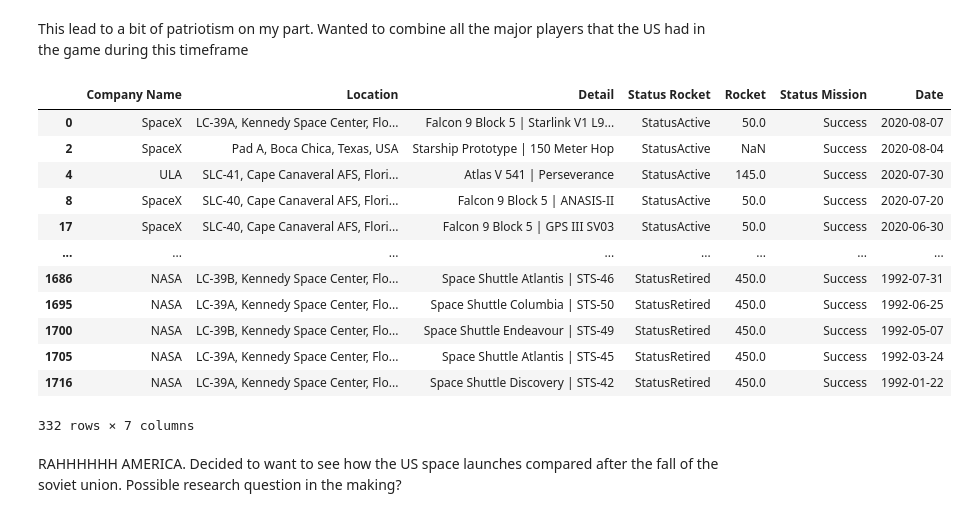
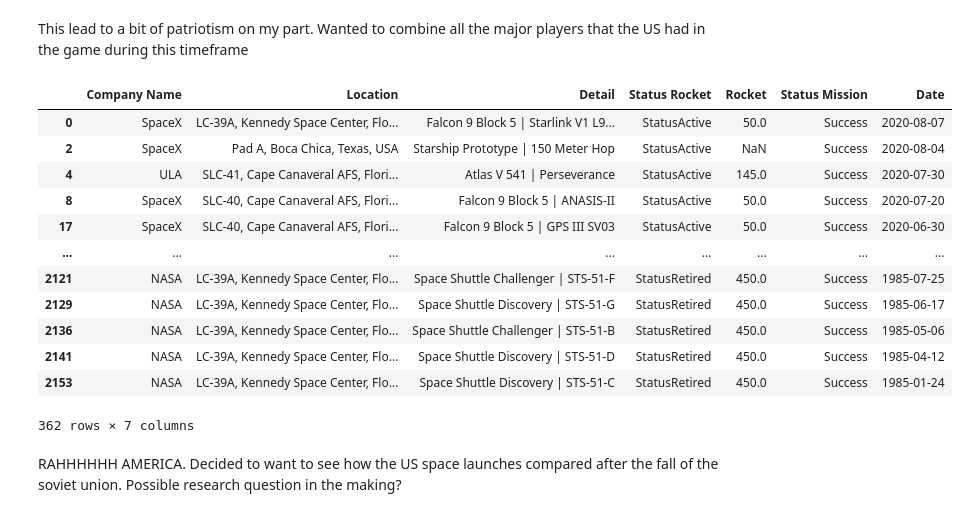
Before and after one commit to ghodgin/space-launch, a Jupyter notebook: launch-exploratory.ipynb, the cells around one changed output. Cells and saved outputs as stored; diff of their text form; code cells hidden in the pictures.

```diff
--- a/launch-exploratory.ipynb
+++ b/launch-exploratory.ipynb
@@ -136,24 +138,24 @@ combined_nasa_spacex
 # %% [markdown]
 This lead to a bit of patriotism on my part. Wanted to combine all the major players that the US had in the game during this timeframe
 # %%
-cutoff_date = pd.to_datetime('1991-12-26') ## Fall of the Soviet Union date
+cutoff_date = pd.to_datetime('1985-01-01') ## Fall of the Soviet Union date
 
 america_rahh_df = combined_nasa_spacex[combined_nasa_spacex['Date'] > cutoff_date]
 america_rahh_df
 # %% [output]
 |  | Company Name | Location | Detail | Status Rocket | Rocket | Status Mission | Date |
 | 0 | SpaceX | LC-39A, Kennedy Space Center, Flo... | Falcon 9 Block 5 | Starlink V1 L9... | StatusActive | 50.0 | Success | 2020-08-07 |
 | 2 | SpaceX | Pad A, Boca Chica, Texas, USA | Starship Prototype | 150 Meter Hop | StatusActive | NaN | Success | 2020-08-04 |
 | 4 | ULA | SLC-41, Cape Canaveral AFS, Flori... | Atlas V 541 | Perseverance | StatusActive | 145.0 | Success | 2020-07-30 |
 | 8 | SpaceX | SLC-40, Cape Canaveral AFS, Flori... | Falcon 9 Block 5 | ANASIS-II | StatusActive | 50.0 | Success | 2020-07-20 |
 | 17 | SpaceX | SLC-40, Cape Canaveral AFS, Flori... | Falcon 9 Block 5 | GPS III SV03 | StatusActive | 50.0 | Success | 2020-06-30 |
 | ... | ... | ... | ... | ... | ... | ... | ... |
-| 1686 | NASA | LC-39B, Kennedy Space Center, Flo... | Space Shuttle Atlantis | STS-46 | StatusRetired | 450.0 | Success | 1992-07-31 |
-| 1695 | NASA | LC-39A, Kennedy Space Center, Flo... | Space Shuttle Columbia | STS-50 | StatusRetired | 450.0 | Success | 1992-06-25 |
-| 1700 | NASA | LC-39B, Kennedy Space Center, Flo... | Space Shuttle Endeavour | STS-49 | StatusRetired | 450.0 | Success | 1992-05-07 |
-| 1705 | NASA | LC-39A, Kennedy Space Center, Flo... | Space Shuttle Atlantis | STS-45 | StatusRetired | 450.0 | Success | 1992-03-24 |
-| 1716 | NASA | LC-39A, Kennedy Space Center, Flo... | Space Shuttle Discovery | STS-42 | StatusRetired | 450.0 | Success | 1992-01-22 |
+| 2121 | NASA | LC-39A, Kennedy Space Center, Flo... | Space Shuttle Challenger | STS-51-F | StatusRetired | 450.0 | Success | 1985-07-25 |
+| 2129 | NASA | LC-39A, Kennedy Space Center, Flo... | Space Shuttle Discovery | STS-51-G | StatusRetired | 450.0 | Success | 1985-06-17 |
+| 2136 | NASA | LC-39A, Kennedy Space Center, Flo... | Space Shuttle Challenger | STS-51-B | StatusRetired | 450.0 | Success | 1985-05-06 |
+| 2141 | NASA | LC-39A, Kennedy Space Center, Flo... | Space Shuttle Discovery | STS-51-D | StatusRetired | 450.0 | Success | 1985-04-12 |
+| 2153 | NASA | LC-39A, Kennedy Space Center, Flo... | Space Shuttle Discovery | STS-51-C | StatusRetired | 450.0 | Success | 1985-01-24 |
-332 rows × 7 columns
+362 rows × 7 columns
 # %% [markdown]
 RAHHHHHH AMERICA. Decided to want to see how the US space launches compared after the fall of the soviet union. Possible research question in the making?
 # %%
```
Also changed, not shown: parts of 6 cells of this notebook.
